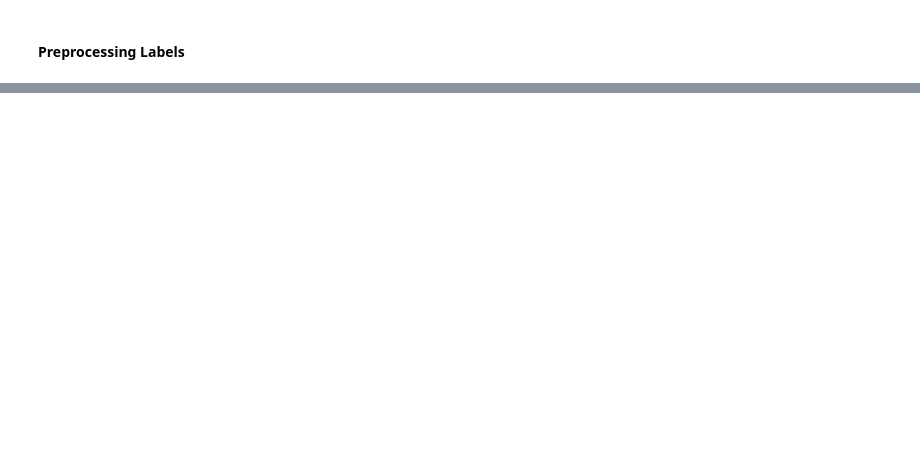
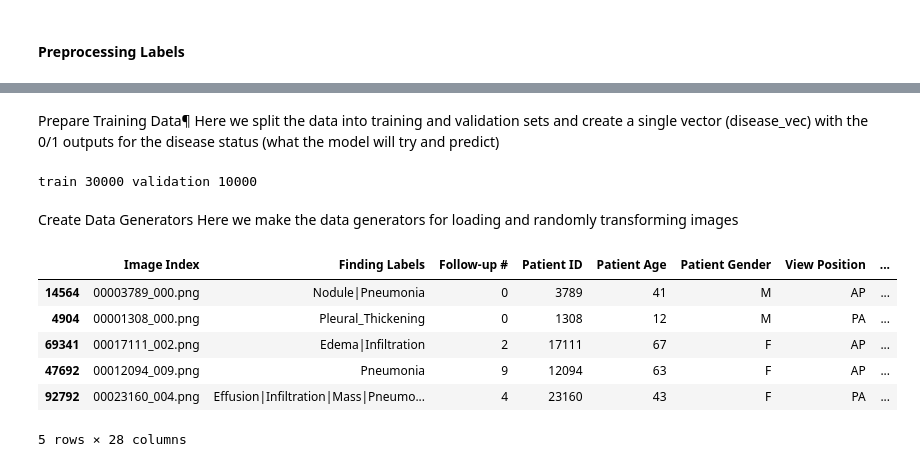
Before and after one commit to 2223066/CCT_Master_Data_Analytics_Sem2_CA1, a Jupyter notebook: MSC_DA_InterGr_CA1_A.ipynb, the cells around one changed output, grey strips where cells are left out. Drawn from its saved outputs; the diff is of its cells as text; code cells hidden in the pictures; blank space fills up the shorter version.

```diff
--- a/MSC_DA_InterGr_CA1_A.ipynb
+++ b/MSC_DA_InterGr_CA1_A.ipynb
@@ -66,0 +118,8 @@ all_xray_df.sample(3)
+# %%
+#Clean categories
+#Since we have too many categories, we can prune a few out by taking the ones with only a few examples
+# keep at least 1000 cases
+MIN_CASES = 1000
+all_labels = [c_label for c_label in all_labels if df_xray_images[c_label].sum() > MIN_CASES]
+print('Clean Labels ({})'.format(len(all_labels)),
+      [(c_label,int(df_xray_images[c_label].sum())) for c_label in all_labels])
@@ -66,0 +152,18 @@ all_xray_df.sample(3)
+# %% [markdown]
+Prepare Training Data¶
+Here we split the data into training and validation sets and create a single vector (disease_vec) with the 0/1 outputs for the disease status (what the model will try and predict)
+# %%
+df_xray_images['disease_vec'] = df_xray_images.apply(lambda x: [x[all_labels].values], 1).map(lambda x: x[0])
+# %%
+from sklearn.model_selection import train_test_split
+
+train_df, valid_df = train_test_split(df_xray_images,
+                                   test_size = 0.25,
+                                   random_state = 2018,
+                                   stratify = df_xray_images['Finding Labels'].map(lambda x: x[:4]))
+print('train', train_df.shape[0], 'validation', valid_df.shape[0])
+# %% [output]
+train 30000 validation 10000
+# %% [markdown]
+Create Data Generators
+Here we make the data generators for loading and randomly transforming images
@@ -66,0 +198,10 @@ all_xray_df.sample(3)
+# %%
+train_df.head()
+# %% [output]
+|  | Image Index | Finding Labels | Follow-up # | Patient ID | Patient Age | Patient Gender | View Position | ... |
+| 14564 | 00003789_000.png | Nodule|Pneumonia | 0 | 3789 | 41 | M | AP | ... |
+| 4904 | 00001308_000.png | Pleural_Thickening | 0 | 1308 | 12 | M | PA | ... |
+| 69341 | 00017111_002.png | Edema|Infiltration | 2 | 17111 | 67 | F | AP | ... |
+| 47692 | 00012094_009.png | Pneumonia | 9 | 12094 | 63 | F | AP | ... |
+| 92792 | 00023160_004.png | Effusion|Infiltration|Mass|Pneumo... | 4 | 23160 | 43 | F | PA | ... |
+5 rows × 28 columns
```
Also changed, not shown: parts of 17 cells of this notebook, 2 other files.
